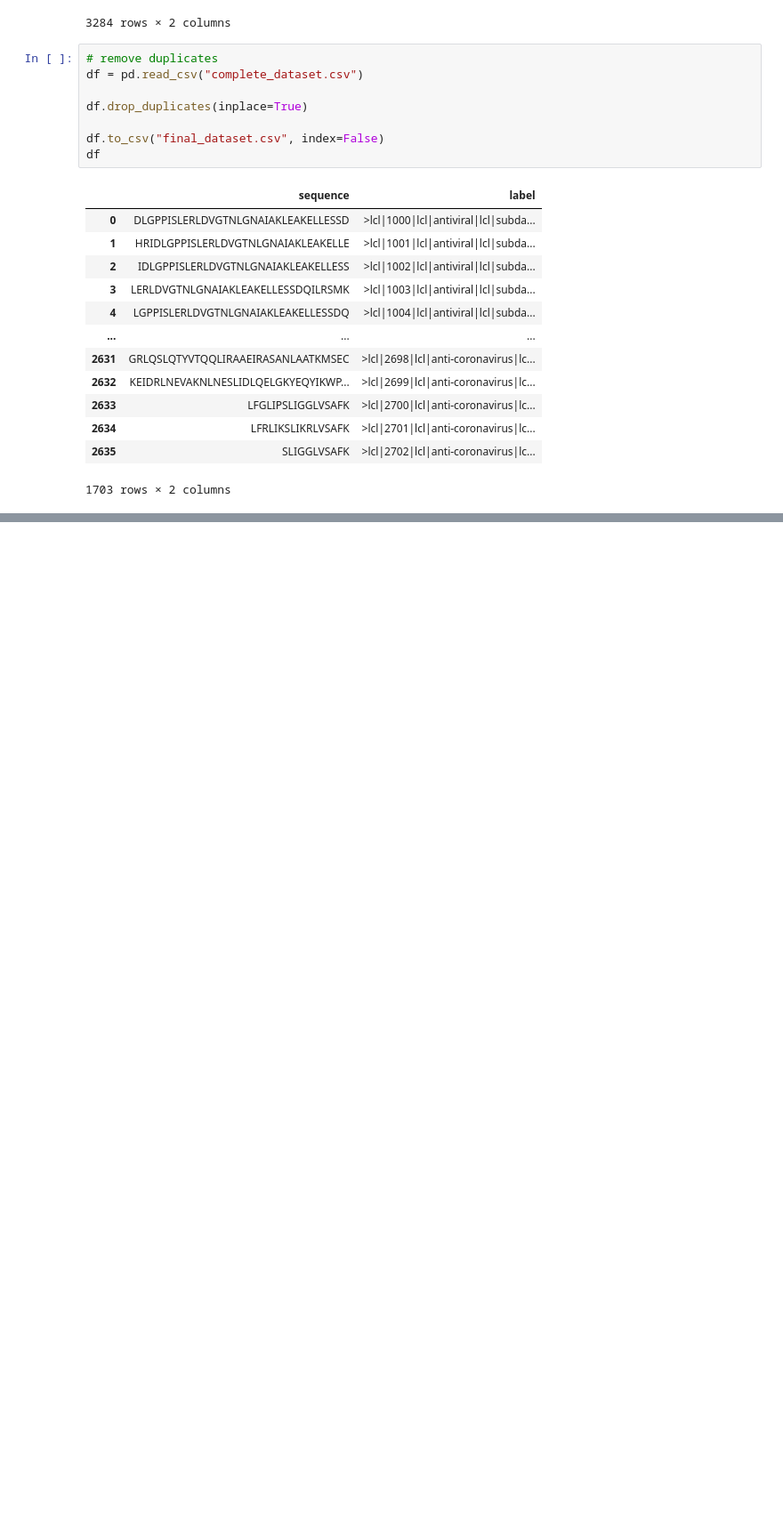
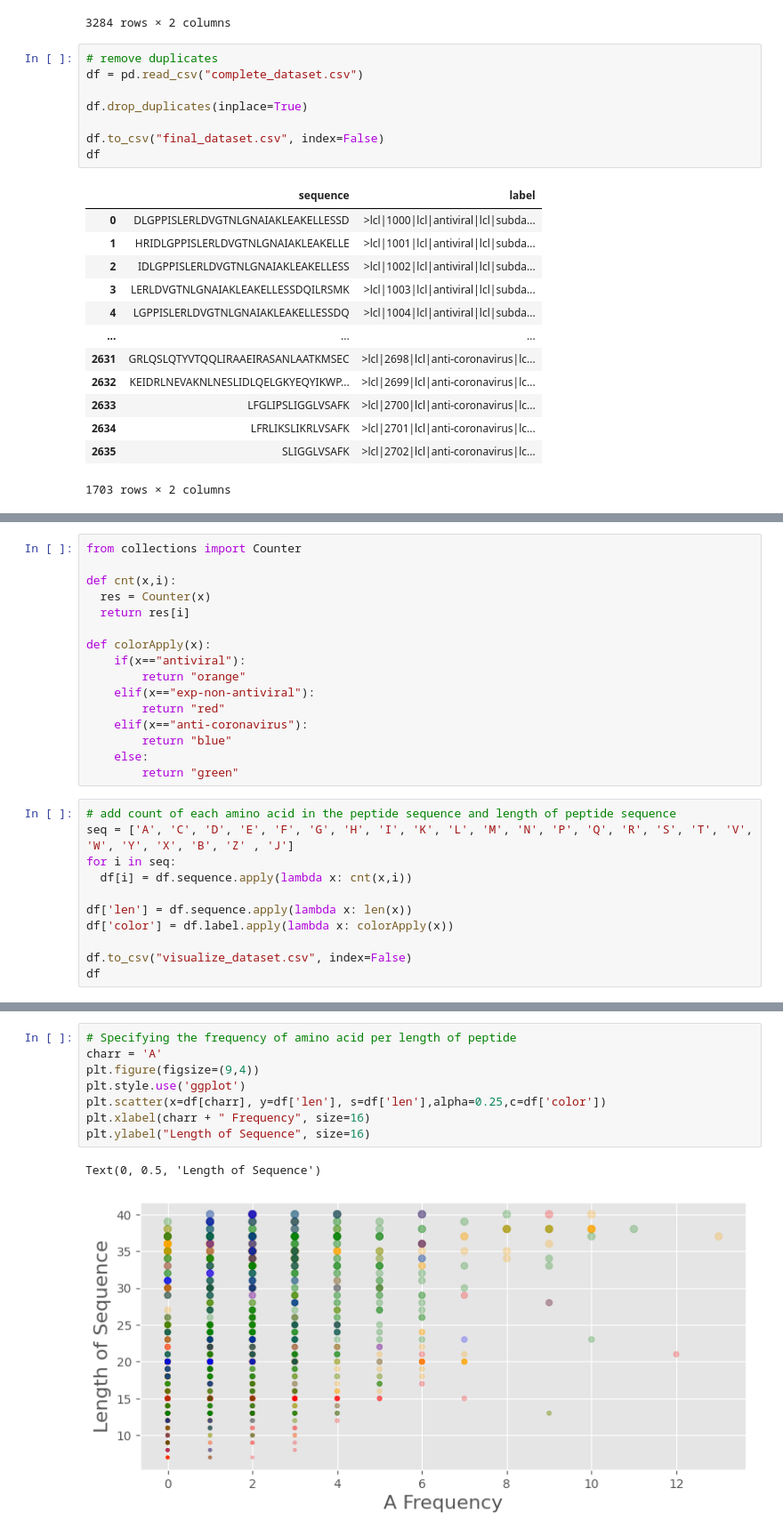
Before and after one commit to TreavVasu/CollegeProject, a Jupyter notebook: data_prepocessing.ipynb, the cells around one changed output, grey strips where cells are left out. Shown: that part at 89% size. Saved outputs shown, nothing was run; the diff lists cells and outputs as text; blank space fills up the shorter version.

```diff
--- a/data_prepocessing.ipynb
+++ b/data_prepocessing.ipynb
@@ -93,0 +158,27 @@ AttributeError: 'DataFrame' object has no attribute 'id'
+# %%
+from collections import Counter
+
+def cnt(x,i):
+  res = Counter(x)
+  return res[i]
+
+def colorApply(x):
+    if(x=="antiviral"):
+        return "orange"
+    elif(x=="exp-non-antiviral"):
+        return "red"
+    elif(x=="anti-coronavirus"):
+        return "blue"
+    else:
+        return "green"
+# %%
+# add count of each amino acid in the peptide sequence and length of peptide sequence
+seq = ['A', 'C', 'D', 'E', 'F', 'G', 'H', 'I', 'K', 'L', 'M', 'N', 'P', 'Q', 'R', 'S', 'T', 'V', 'W', 'Y', 'X', 'B', 'Z' , 'J']
+for i in seq:
+  df[i] = df.sequence.apply(lambda x: cnt(x,i))
+
+df['len'] = df.sequence.apply(lambda x: len(x))
+df['color'] = df.label.apply(lambda x: colorApply(x))
+
+df.to_csv("visualize_dataset.csv", index=False)
+df
@@ -93,0 +199,11 @@ AttributeError: 'DataFrame' object has no attribute 'id'
+# %%
+# Specifying the frequency of amino acid per length of peptide
+charr = 'A'
+plt.figure(figsize=(9,4))
+plt.style.use('ggplot')
+plt.scatter(x=df[charr], y=df['len'], s=df['len'],alpha=0.25,c=df['color'])
+plt.xlabel(charr + " Frequency", size=16)
+plt.ylabel("Length of Sequence", size=16)
+# %% [output]
+Text(0, 0.5, 'Length of Sequence')
+[figure, added]
```
Also changed, not shown: parts of 14 cells of this notebook, 3 other files.
